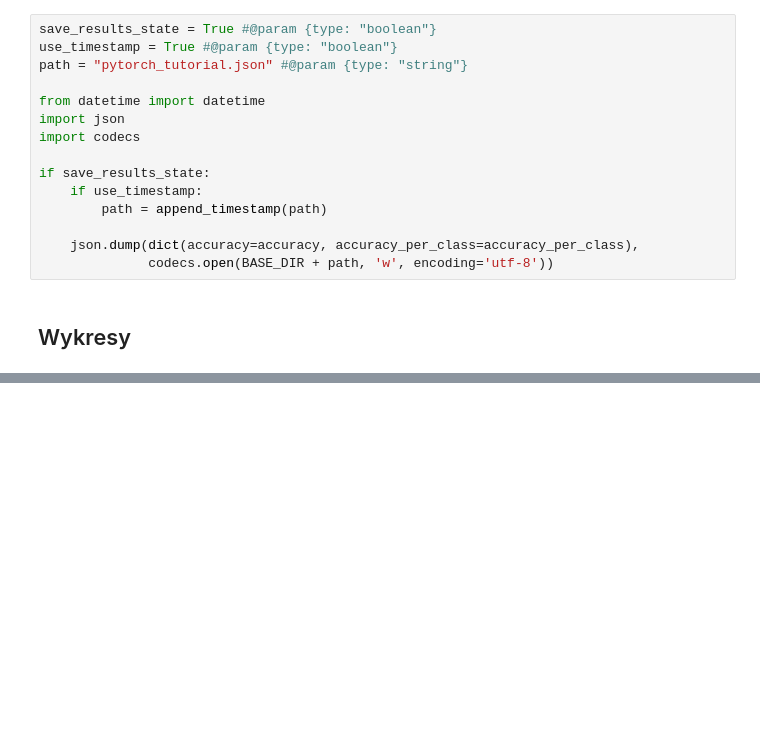
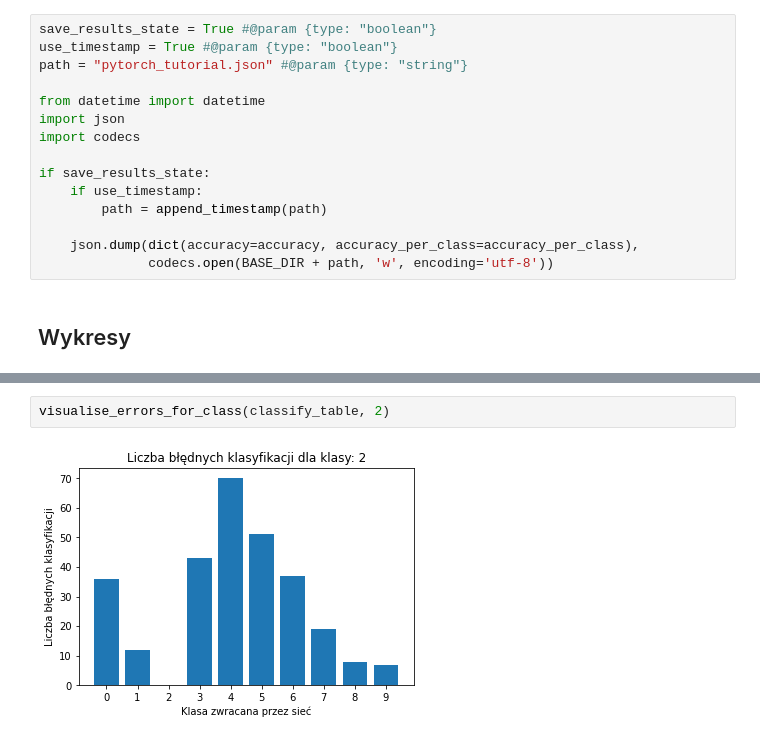
Before and after one commit to gvnbleid/2020-GUM, a Jupyter notebook: MGU_Projekt_2.ipynb, the cells around one changed output, grey strips where cells are left out. Cells and saved outputs as stored; diff of their text form; blank space fills up the shorter version.

```diff
--- a/MGU_Projekt_2.ipynb
+++ b/MGU_Projekt_2.ipynb
@@ -394,0 +515,4 @@ plt.plot(loss_array)
+# %%
+visualise_errors_for_class(classify_table, 2)
+# %% [output]
+[figure, added]
```
Also changed, not shown: parts of 20 cells of this notebook.
